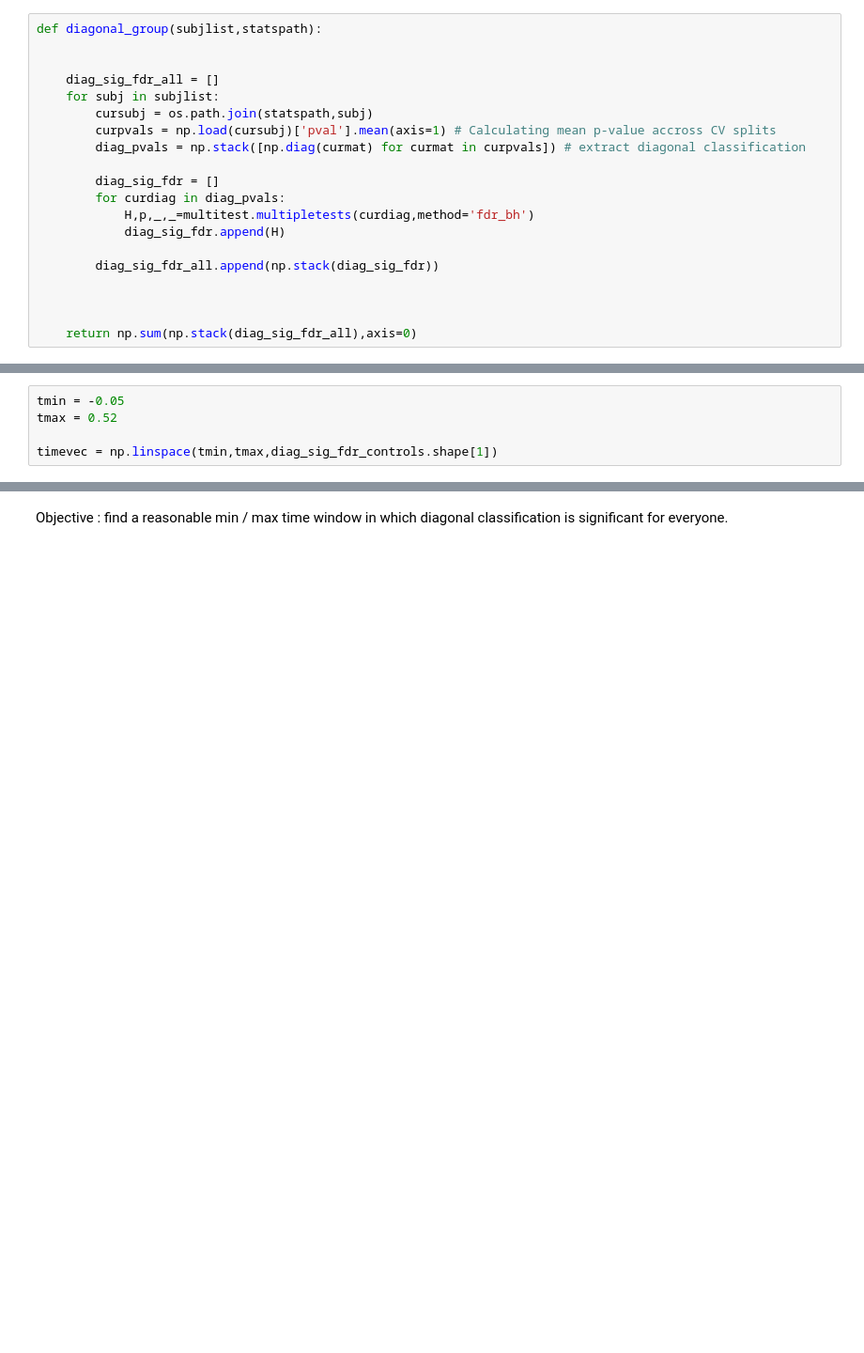
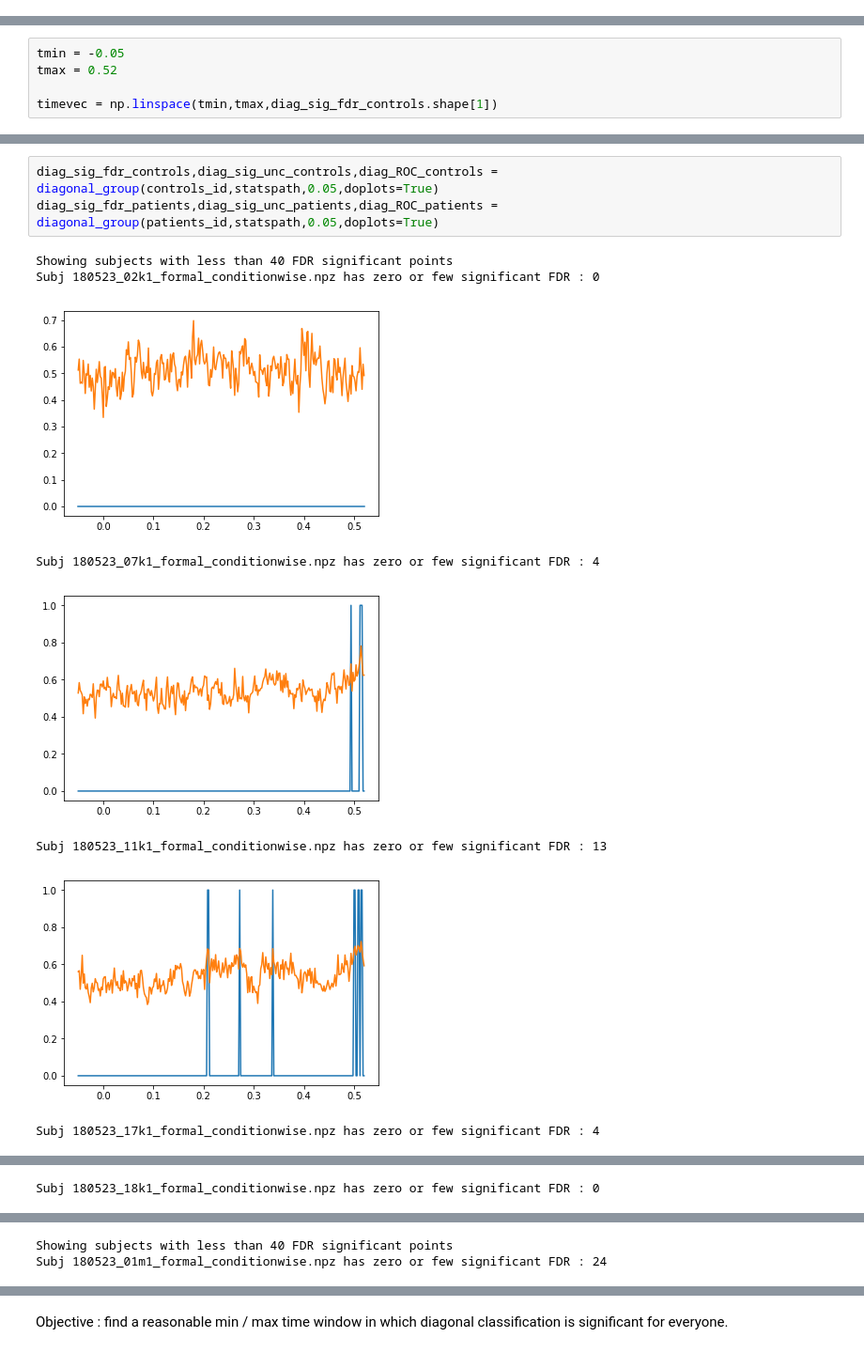
Before and after one commit to nicofarr/pd_osc_decoding, a Jupyter notebook: MNE-Statistics.ipynb, the cells around one changed output, grey strips where cells are left out. Shown at 94% size. Saved outputs shown, nothing was run; the diff lists cells and outputs as text; blank space fills up the shorter version.

```diff
--- a/MNE-Statistics.ipynb
+++ b/MNE-Statistics.ipynb
@@ -54,20 +51,0 @@ Step 1 - Analysis of "Diagonal" Classification
-# %%
-def diagonal_group(subjlist,statspath):
-
-
-    diag_sig_fdr_all = []
-    for subj in subjlist:
-        cursubj = os.path.join(statspath,subj)
-        curpvals = np.load(cursubj)['pval'].mean(axis=1) # Calculating mean p-value accross CV splits
-        diag_pvals = np.stack([np.diag(curmat) for curmat in curpvals]) # extract diagonal classification
-
-        diag_sig_fdr = []
-        for curdiag in diag_pvals:
-            H,p,_,_=multitest.multipletests(curdiag,method='fdr_bh')
-            diag_sig_fdr.append(H)
-
-        diag_sig_fdr_all.append(np.stack(diag_sig_fdr))
-
-
-
-    return np.sum(np.stack(diag_sig_fdr_all),axis=0)
@@ -83,0 +139,12 @@ timevec = np.linspace(tmin,tmax,diag_sig_fdr_controls.shape[1])
+# %%
+diag_sig_fdr_controls,diag_sig_unc_controls,diag_ROC_controls = diagonal_group(controls_id,statspath,0.05,doplots=True)
+diag_sig_fdr_patients,diag_sig_unc_patients,diag_ROC_patients = diagonal_group(patients_id,statspath,0.05,doplots=True)
+# %% [output]
+Showing subjects with less than 40 FDR significant points
+Subj 180523_02k1_formal_conditionwise.npz has zero or few significant FDR : 0
+[figure, added]
+Subj 180523_07k1_formal_conditionwise.npz has zero or few significant FDR : 4
+[figure, added]
+Subj 180523_11k1_formal_conditionwise.npz has zero or few significant FDR : 13
+[figure, added]
+Subj 180523_17k1_formal_conditionwise.npz has zero or few significant FDR : 4
@@ -83,0 +152 @@ timevec = np.linspace(tmin,tmax,diag_sig_fdr_controls.shape[1])
+Subj 180523_18k1_formal_conditionwise.npz has zero or few significant FDR : 0
@@ -83,0 +154,2 @@ timevec = np.linspace(tmin,tmax,diag_sig_fdr_controls.shape[1])
+Showing subjects with less than 40 FDR significant points
+Subj 180523_01m1_formal_conditionwise.npz has zero or few significant FDR : 24
```
Also changed, not shown: parts of 23 cells of this notebook.
